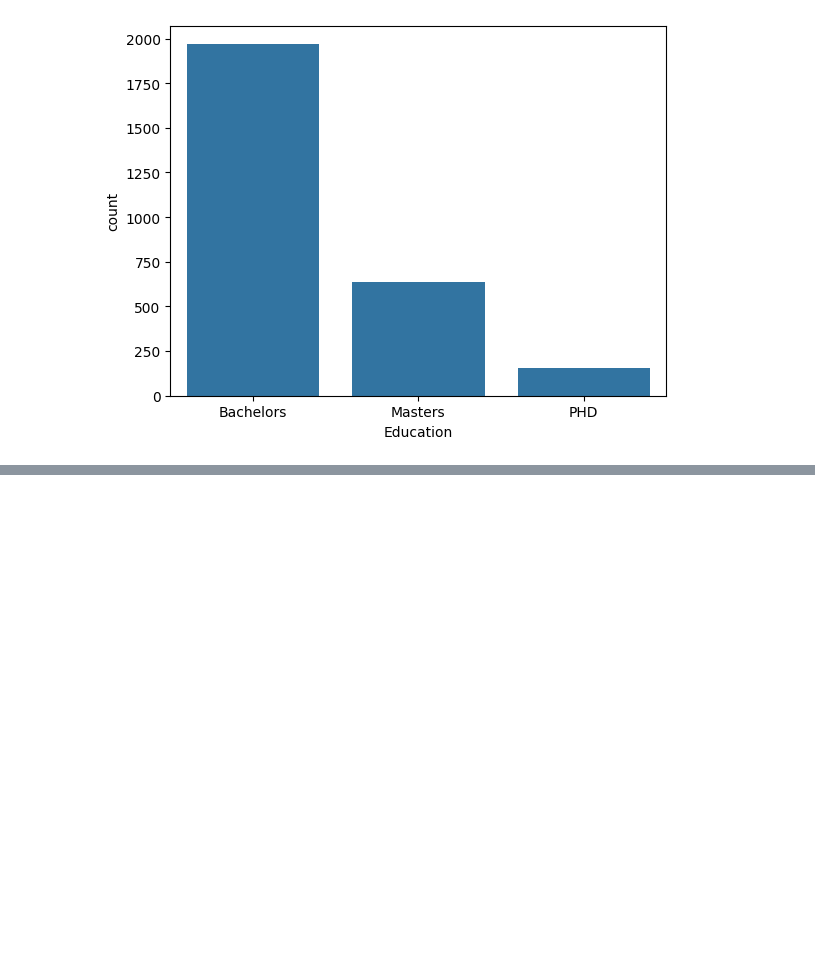
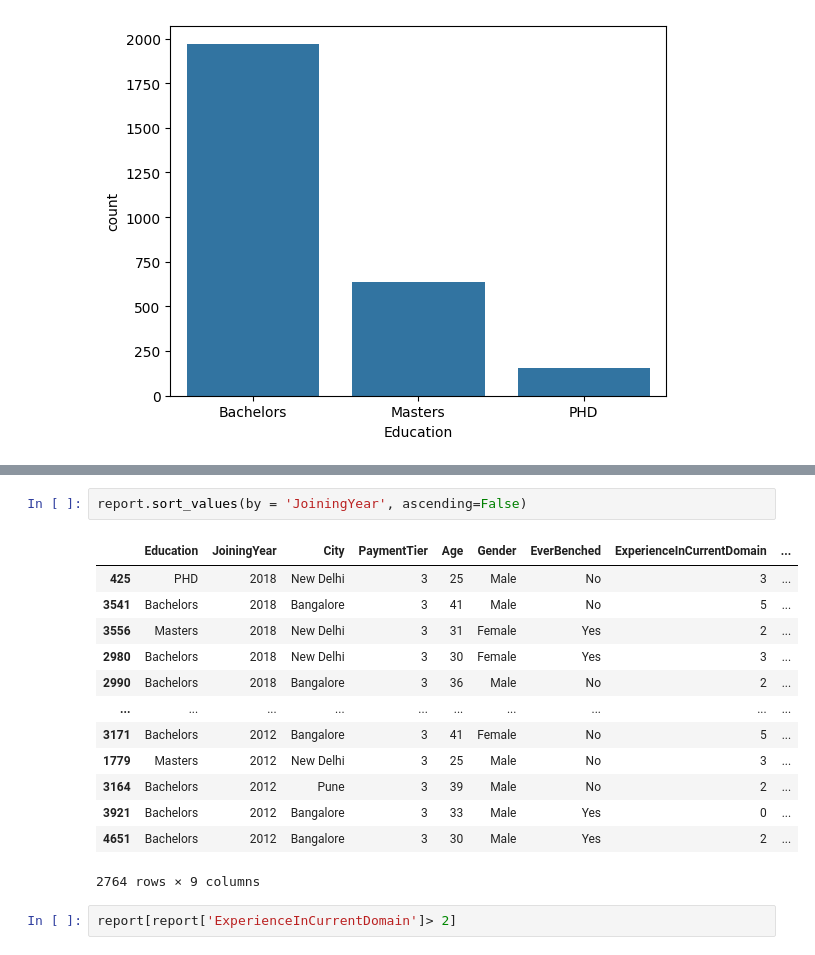
Before and after one commit to AmaanKhan111/Team-buddy, a Jupyter notebook: Project 2 Pandas/notebook/pandas1.ipynb, the cells around one changed output, grey strips where cells are left out. Drawn from its saved outputs; the diff is of its cells as text; blank space fills up the shorter version.

```diff
--- a/Project 2 Pandas/notebook/pandas1.ipynb
+++ b/Project 2 Pandas/notebook/pandas1.ipynb
@@ -360,0 +445,18 @@ ValueError: Could not interpret value `PaymentTierNum` for `y`. An entry with th
+# %%
+report.sort_values(by = 'JoiningYear', ascending=False)
+# %% [output]
+|  | Education | JoiningYear | City | PaymentTier | Age | Gender | EverBenched | ExperienceInCurrentDomain | ... |
+| 425 | PHD | 2018 | New Delhi | 3 | 25 | Male | No | 3 | ... |
+| 3541 | Bachelors | 2018 | Bangalore | 3 | 41 | Male | No | 5 | ... |
+| 3556 | Masters | 2018 | New Delhi | 3 | 31 | Female | Yes | 2 | ... |
+| 2980 | Bachelors | 2018 | New Delhi | 3 | 30 | Female | Yes | 3 | ... |
+| 2990 | Bachelors | 2018 | Bangalore | 3 | 36 | Male | No | 2 | ... |
+| ... | ... | ... | ... | ... | ... | ... | ... | ... | ... |
+| 3171 | Bachelors | 2012 | Bangalore | 3 | 41 | Female | No | 5 | ... |
+| 1779 | Masters | 2012 | New Delhi | 3 | 25 | Male | No | 3 | ... |
+| 3164 | Bachelors | 2012 | Pune | 3 | 39 | Male | No | 2 | ... |
+| 3921 | Bachelors | 2012 | Bangalore | 3 | 33 | Male | Yes | 0 | ... |
+| 4651 | Bachelors | 2012 | Bangalore | 3 | 30 | Male | Yes | 2 | ... |
+2764 rows × 9 columns
+# %%
+report[report['ExperienceInCurrentDomain']> 2]
```
Also changed, not shown: parts of 12 cells of this notebook.
